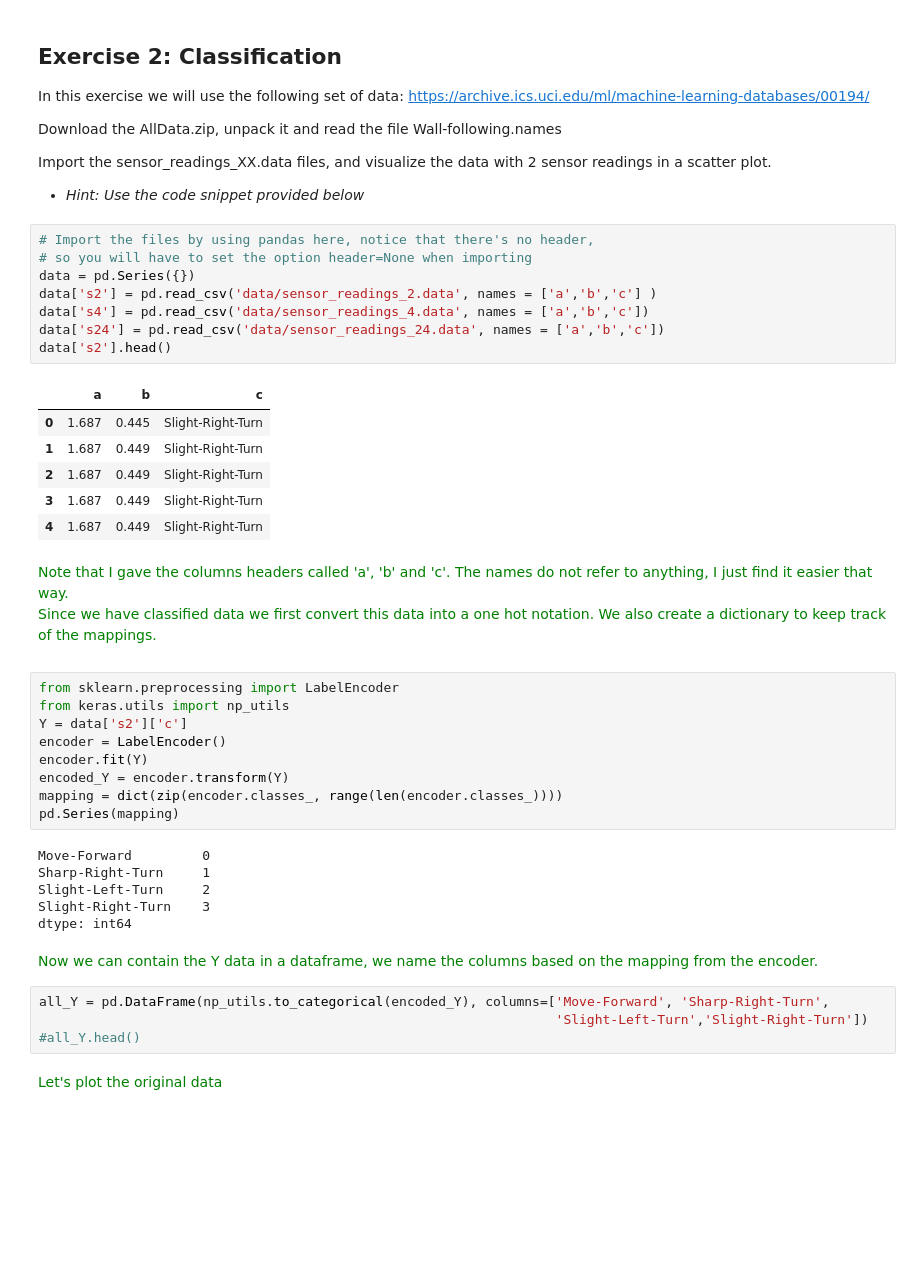
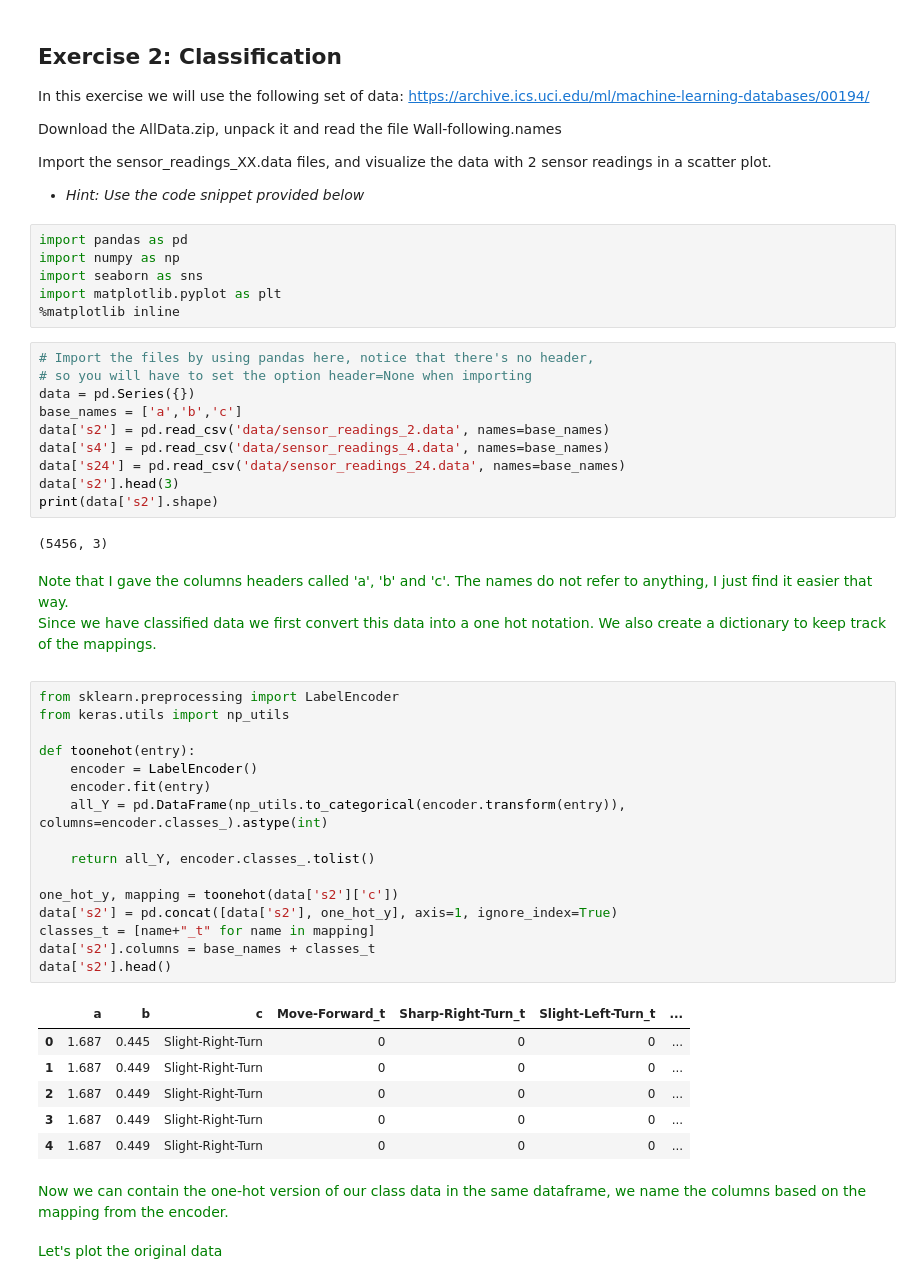
Before and after one commit to christianbillp/python, a Jupyter notebook: notebooks/31380/Exc_14_building_models.ipynb, the cells around one changed output. Cells and saved outputs as stored; diff of their text form; blank space fills up the shorter version.

```diff
--- a/notebooks/31380/Exc_14_building_models.ipynb
+++ b/notebooks/31380/Exc_14_building_models.ipynb
@@ -214,50 +200,57 @@ Download the AllData.zip, unpack it and read the file Wall-following.names
 Import the sensor_readings_XX.data files, and visualize the data with 2 sensor readings in a scatter plot.
 
 * *Hint: Use the code snippet provided below*
+# %%
+import pandas as pd
+import numpy as np
+import seaborn as sns
+import matplotlib.pyplot as plt
+%matplotlib inline
 # %%
 # Import the files by using pandas here, notice that there's no header,
 # so you will have to set the option header=None when importing
 data = pd.Series({})
-data['s2'] = pd.read_csv('data/sensor_readings_2.data', names = ['a','b','c'] )
-data['s4'] = pd.read_csv('data/sensor_readings_4.data', names = ['a','b','c'])
-data['s24'] = pd.read_csv('data/sensor_readings_24.data', names = ['a','b','c'])
-data['s2'].head()
+base_names = ['a','b','c']
+data['s2'] = pd.read_csv('data/sensor_readings_2.data', names=base_names)
+data['s4'] = pd.read_csv('data/sensor_readings_4.data', names=base_names)
+data['s24'] = pd.read_csv('data/sensor_readings_24.data', names=base_names)
+data['s2'].head(3)
+print(data['s2'].shape)
 # %% [output]
-|  | a | b | c |
-| 0 | 1.687 | 0.445 | Slight-Right-Turn |
-| 1 | 1.687 | 0.449 | Slight-Right-Turn |
-| 2 | 1.687 | 0.449 | Slight-Right-Turn |
-| 3 | 1.687 | 0.449 | Slight-Right-Turn |
-| 4 | 1.687 | 0.449 | Slight-Right-Turn |
+(5456, 3)
 # %% [markdown]
 <font color='green'>
 Note that I gave the columns headers called 'a', 'b' and 'c'. The names do not refer to anything, I just find it easier that way.
 
 Since we have classified data we first convert this data into a one hot notation. We also create a dictionary to keep track of the mappings.
 </font>
-# %%
-from sklearn.preprocessing import LabelEncoder
-from keras.utils import np_utils
-Y = data['s2']['c']
-encoder = LabelEncoder()
-encoder.fit(Y)
-encoded_Y = encoder.transform(Y)
-mapping = dict(zip(encoder.classes_, range(len(encoder.classes_))))
-pd.Series(mapping)
-# %% [output]
-Move-Forward         0
-Sharp-Right-Turn     1
-Slight-Left-Turn     2
-Slight-Right-Turn    3
-dtype: int64
+# %%
+from sklearn.preprocessing import LabelEncoder
+from keras.utils import np_utils
+
+def toonehot(entry):
+    encoder = LabelEncoder()
+    encoder.fit(entry)
+    all_Y = pd.DataFrame(np_utils.to_categorical(encoder.transform(entry)), columns=encoder.classes_).astype(int)
+
+    return all_Y, encoder.classes_.tolist()
+
+one_hot_y, mapping = toonehot(data['s2']['c'])
+data['s2'] = pd.concat([data['s2'], one_hot_y], axis=1, ignore_index=True)
+classes_t = [name+"_t" for name in mapping]
+data['s2'].columns = base_names + classes_t
+data['s2'].head()
+# %% [output]
+|  | a | b | c | Move-Forward_t | Sharp-Right-Turn_t | Slight-Left-Turn_t | ... |
+| 0 | 1.687 | 0.445 | Slight-Right-Turn | 0 | 0 | 0 | ... |
+| 1 | 1.687 | 0.449 | Slight-Right-Turn | 0 | 0 | 0 | ... |
+| 2 | 1.687 | 0.449 | Slight-Right-Turn | 0 | 0 | 0 | ... |
+| 3 | 1.687 | 0.449 | Slight-Right-Turn | 0 | 0 | 0 | ... |
+| 4 | 1.687 | 0.449 | Slight-Right-Turn | 0 | 0 | 0 | ... |
 # %% [markdown]
 <font color='green'>
-Now we can contain the Y data in a dataframe, we name the columns based on the mapping from the encoder.
+Now we can contain the one-hot version of our class data in the same dataframe, we name the columns based on the mapping from the encoder.
 </font>
-# %%
-all_Y = pd.DataFrame(np_utils.to_categorical(encoded_Y), columns=['Move-Forward', 'Sharp-Right-Turn',
-                                                                  'Slight-Left-Turn','Slight-Right-Turn'])
-#all_Y.head()
 # %% [markdown]
 <font color='green'>
 Let's plot the original data
```
Also changed, not shown: parts of 29 cells of this notebook.
